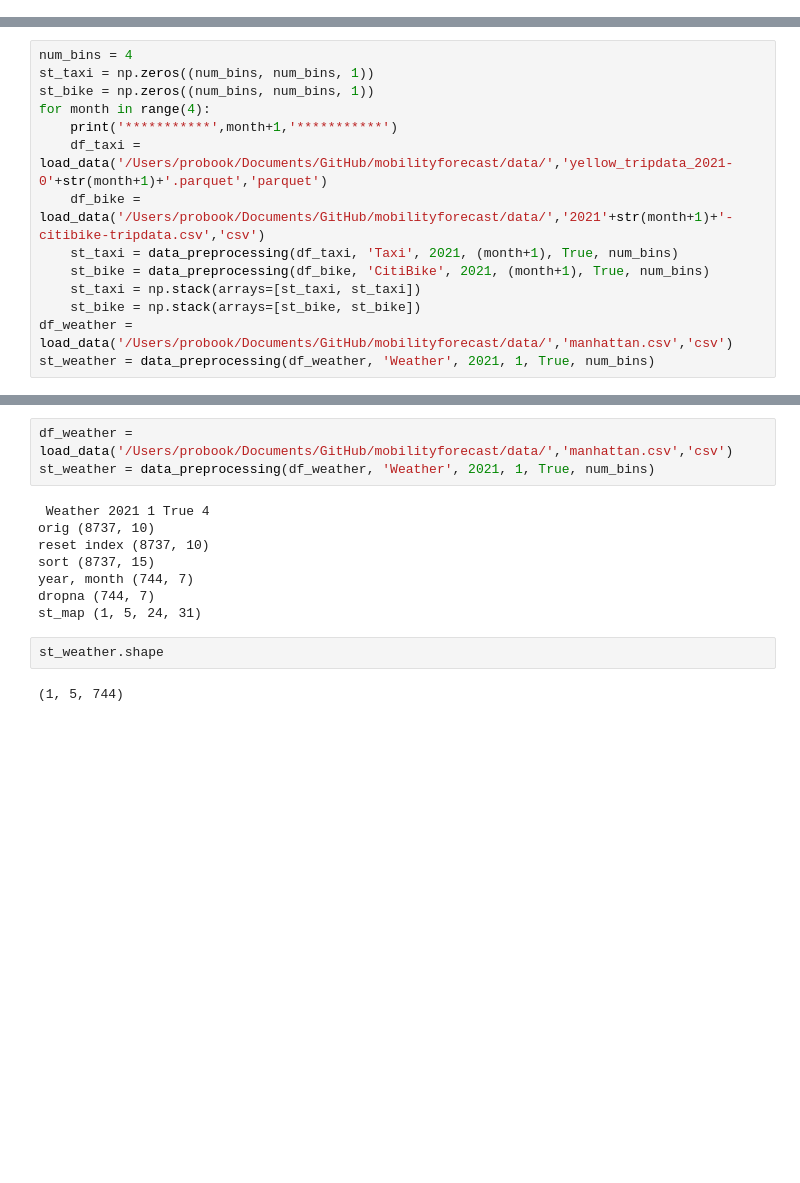
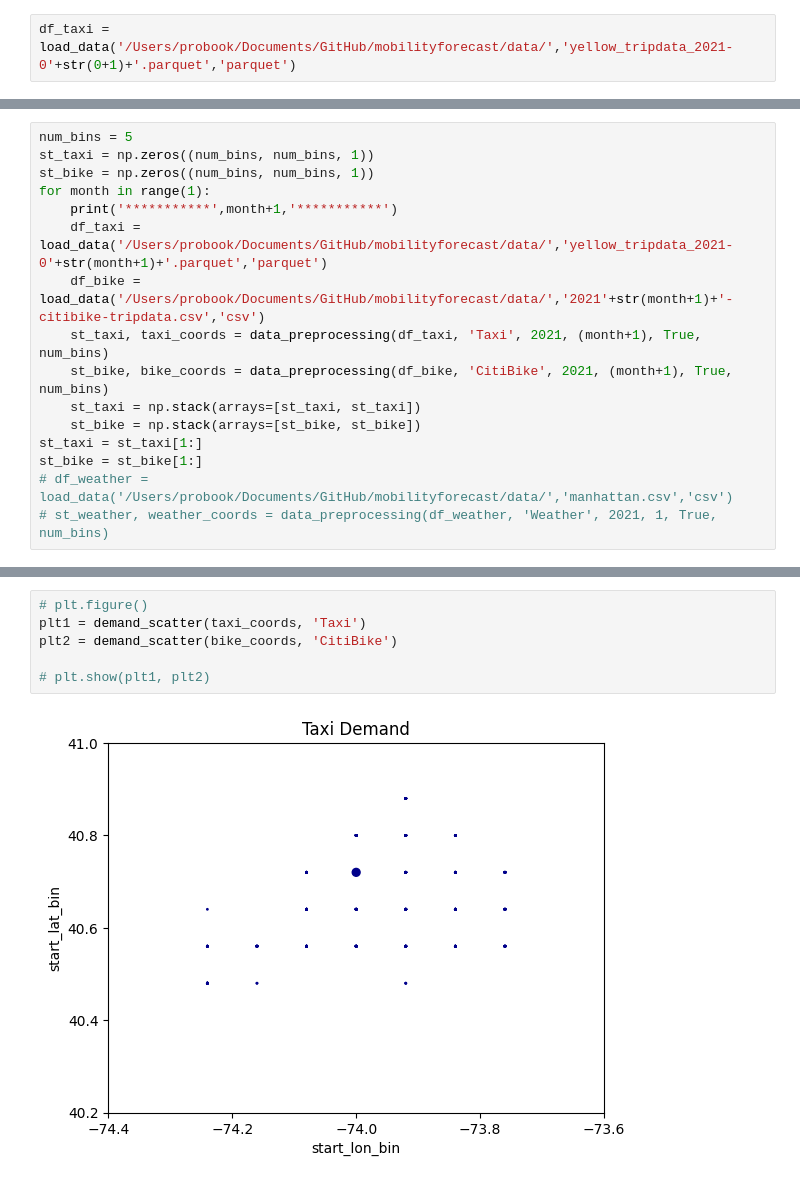
Before and after one commit to Anup8777/MobilityForecast, a Jupyter notebook: src/data_verification.ipynb, the cells around one changed output, grey strips where cells are left out. Drawn from its saved outputs; the diff is of its cells as text; blank space fills up the shorter version.

Commit message:
Updated data utils, st map generation, binning

```diff
--- a/src/data_verification.ipynb
+++ b/src/data_verification.ipynb
@@ -16,0 +20,2 @@ from data_utils import *
+# %%
+df_taxi = load_data('/Users/probook/Documents/GitHub/mobilityforecast/data/','yellow_tripdata_2021-0'+str(0+1)+'.parquet','parquet')
@@ -17,17 +26,19 @@ from data_utils import *
 # %%
-num_bins = 4
+num_bins = 5
 st_taxi = np.zeros((num_bins, num_bins, 1))
 st_bike = np.zeros((num_bins, num_bins, 1))
-for month in range(4):
+for month in range(1):
     print('***********',month+1,'***********')
     df_taxi = load_data('/Users/probook/Documents/GitHub/mobilityforecast/data/','yellow_tripdata_2021-0'+str(month+1)+'.parquet','parquet')
     df_bike = load_data('/Users/probook/Documents/GitHub/mobilityforecast/data/','2021'+str(month+1)+'-citibike-tripdata.csv','csv')
-    st_taxi = data_preprocessing(df_taxi, 'Taxi', 2021, (month+1), True, num_bins)
-    st_bike = data_preprocessing(df_bike, 'CitiBike', 2021, (month+1), True, num_bins)
+    st_taxi, taxi_coords = data_preprocessing(df_taxi, 'Taxi', 2021, (month+1), True, num_bins)
+    st_bike, bike_coords = data_preprocessing(df_bike, 'CitiBike', 2021, (month+1), True, num_bins)
     st_taxi = np.stack(arrays=[st_taxi, st_taxi])
     st_bike = np.stack(arrays=[st_bike, st_bike])
-df_weather = load_data('/Users/probook/Documents/GitHub/mobilityforecast/data/','manhattan.csv','csv')
-st_weather = data_preprocessing(df_weather, 'Weather', 2021, 1, True, num_bins)
+st_taxi = st_taxi[1:]
+st_bike = st_bike[1:]
+# df_weather = load_data('/Users/probook/Documents/GitHub/mobilityforecast/data/','manhattan.csv','csv')
+# st_weather, weather_coords = data_preprocessing(df_weather, 'Weather', 2021, 1, True, num_bins)
 # %% [output]
 *********** 1 ***********
 
@@ -100,15 +52,8 @@ st_map (1, 5, 24, 31)
-# %%
-df_weather = load_data('/Users/probook/Documents/GitHub/mobilityforecast/data/','manhattan.csv','csv')
-st_weather = data_preprocessing(df_weather, 'Weather', 2021, 1, True, num_bins)
-# %% [output]
- Weather 2021 1 True 4
-orig (8737, 10)
-reset index (8737, 10)
-sort (8737, 15)
-year, month (744, 7)
-dropna (744, 7)
-st_map (1, 5, 24, 31)
-# %%
-st_weather.shape
-# %% [output]
-(1, 5, 744)
+# %%
+# plt.figure()
+plt1 = demand_scatter(taxi_coords, 'Taxi')
+plt2 = demand_scatter(bike_coords, 'CitiBike')
+
+# plt.show(plt1, plt2)
+# %% [output]
+[figure, added]
```
Also changed, not shown: parts of 6 cells of this notebook, 1 other file.
